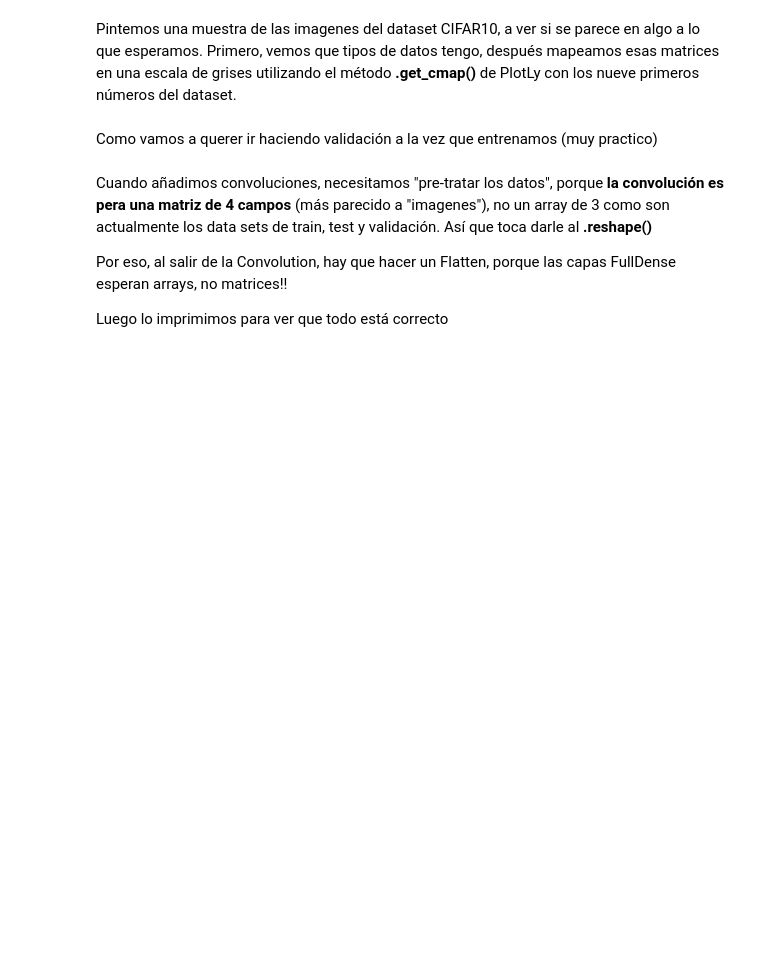
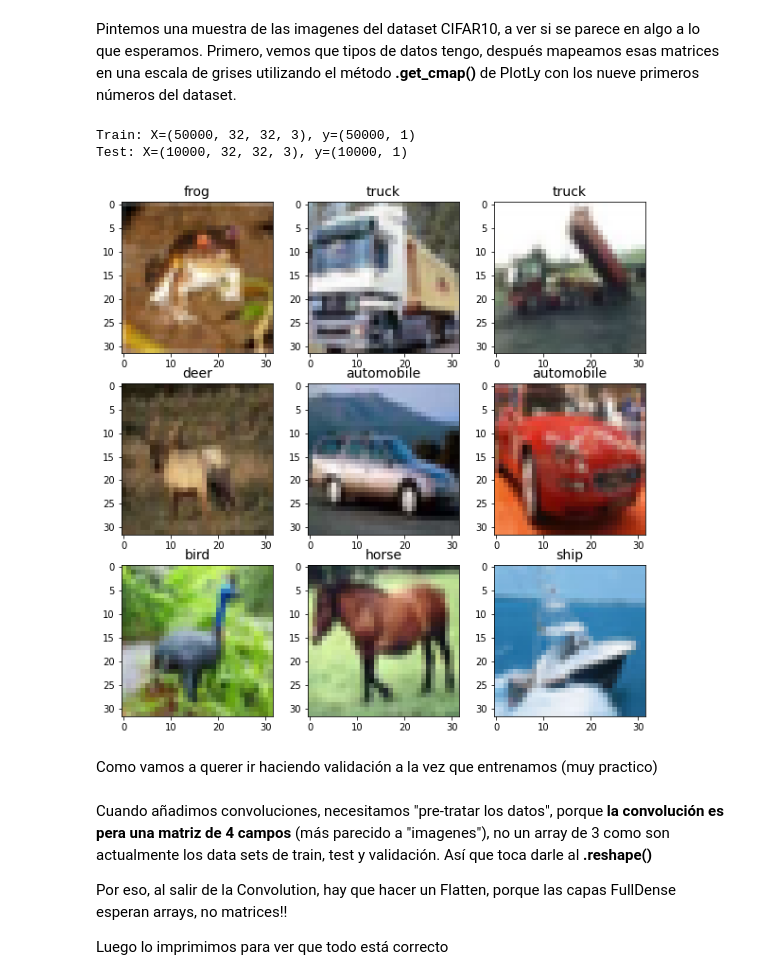
Before and after one commit to carlosperez1997/cifar10_computer_vision, a Jupyter notebook: cifar10_v1.ipynb, the cells around one changed output. Saved outputs shown, nothing was run; the diff lists cells and outputs as text; code cells hidden in the pictures; blank space fills up the shorter version.

```diff
--- a/cifar10_v1.ipynb
+++ b/cifar10_v1.ipynb
@@ -76,14 +107,20 @@ Primero, vemos que tipos de datos tengo, después mapeamos esas matrices en una
 # %%
 # Pintemos una muestra de las las imagenes del dataset MNIST
 
 print('Train: X=%s, y=%s' % (x_train.shape, y_train.shape))
 print('Test: X=%s, y=%s' % (x_test.shape, y_test.shape))
 
+fig, ax = plt.subplots(figsize=(10,10))
+
 for i in range(9):
 
     plt.subplot(330 + 1 + i)
     plt.imshow(x_train[i], cmap=plt.get_cmap('gray'))
-    plt.title(cifar10_labels[y_train_label[i,0]])
+    plt.title(cifar10_labels[y_train_label[i,0]],fontsize = 14)
 
-plt.subplots_adjust(hspace = 1)
+plt.subplots_adjust(hspace = 0.2)
 plt.show()
+# %% [output]
+Train: X=(50000, 32, 32, 3), y=(50000, 1)
+Test: X=(10000, 32, 32, 3), y=(10000, 1)
+[figure, added]
```
Also changed, not shown: parts of 12 cells of this notebook.
